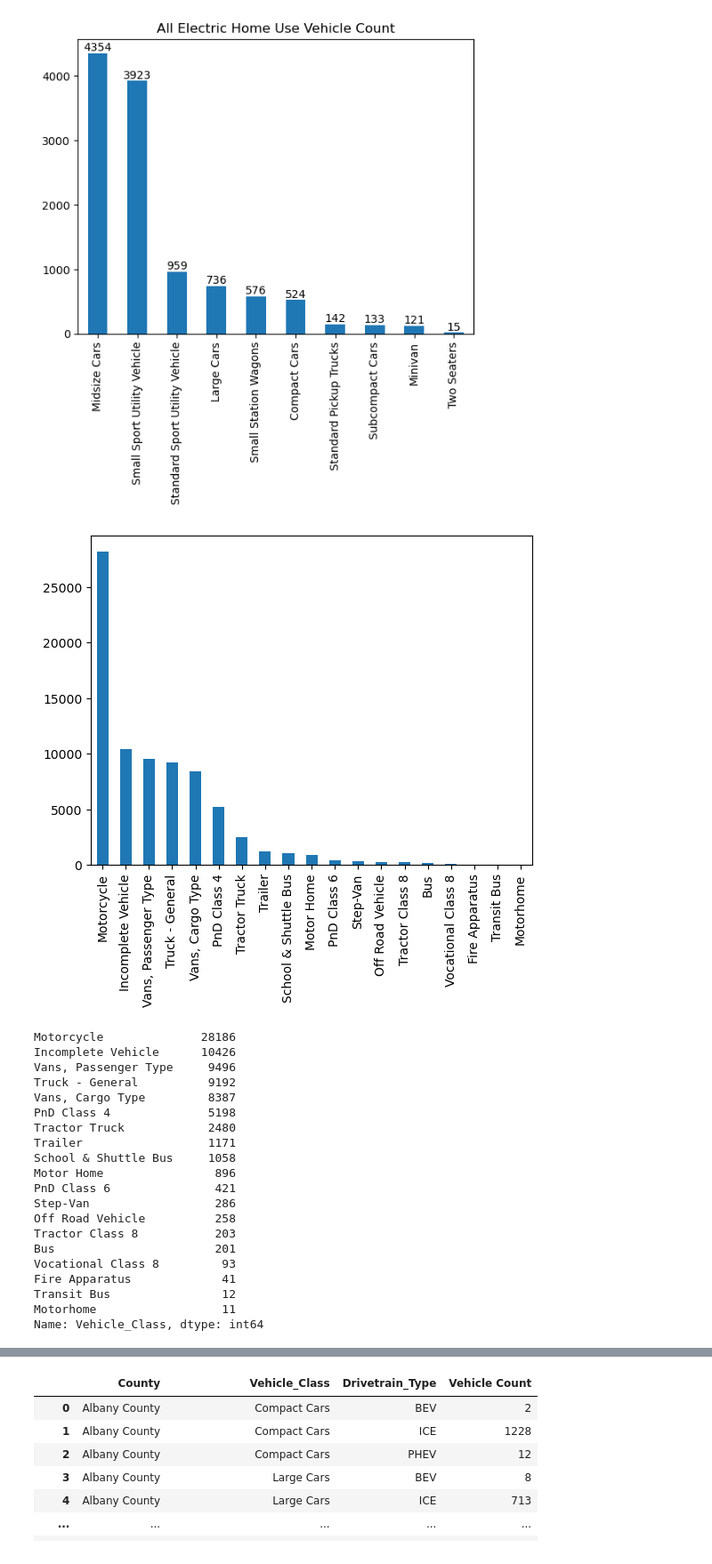
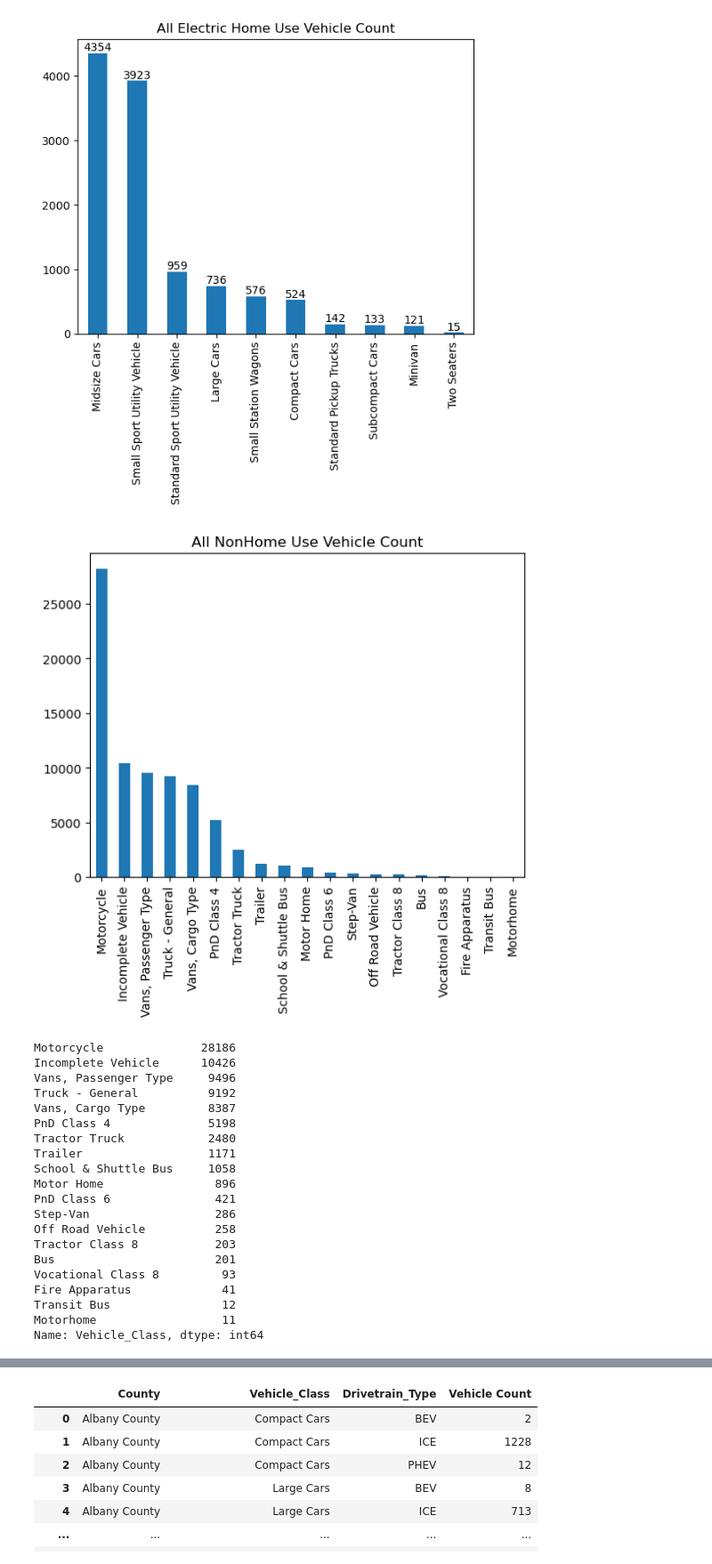
Before and after one commit to boyuan276/EVI-Pro-Lite, a Jupyter notebook: vehicle_type.ipynb, the cells around one changed output, grey strips where cells are left out. Shown at 89% size. Cells and saved outputs as stored; diff of their text form; code cells hidden in the pictures.

Commit message:
Home and Non home table

```diff
--- a/vehicle_type.ipynb
+++ b/vehicle_type.ipynb
@@ -150,14 +150,15 @@ plt.show()
 # %%
 # Filter the rest of the vehicles that is unlikely to be used by homes
 nonhome_use_all = merged_vehicle[~merged_vehicle['Vehicle_Class'].isin(residental_vehicle)]
 selected_columns = ['Year','Drivetrain_Type','Vehicle_Class','VIN_Key','ZIP Code','RegistrationMonth','DMV_ID','Vehicle Count']
 nonhome_use_selected = nonhome_use_all[selected_columns]
 nonhome_vehicle_counts = nonhome_use_selected['Vehicle_Class'].value_counts()
 nonhome_vehicle_counts.plot(kind = 'bar')
+plt.title('All NonHome Use Vehicle Count')
 plt.show()
 print(nonhome_vehicle_counts)
 # %% [output]
-[figure, old version]
+[figure, new version]
 Motorcycle              28186
 Incomplete Vehicle      10426
 Vans, Passenger Type     9496
```
Also changed, not shown: parts of 10 cells of this notebook, 2 other files.
